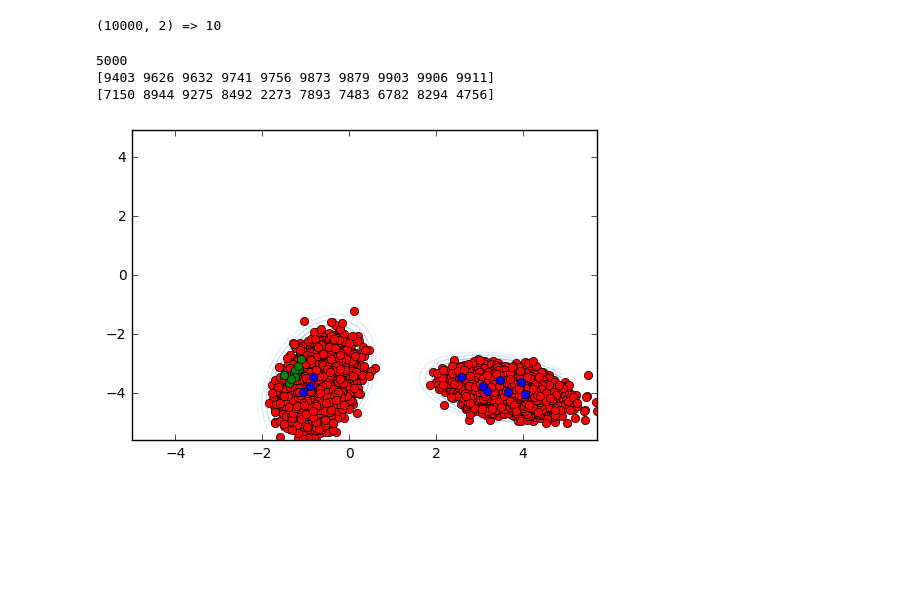
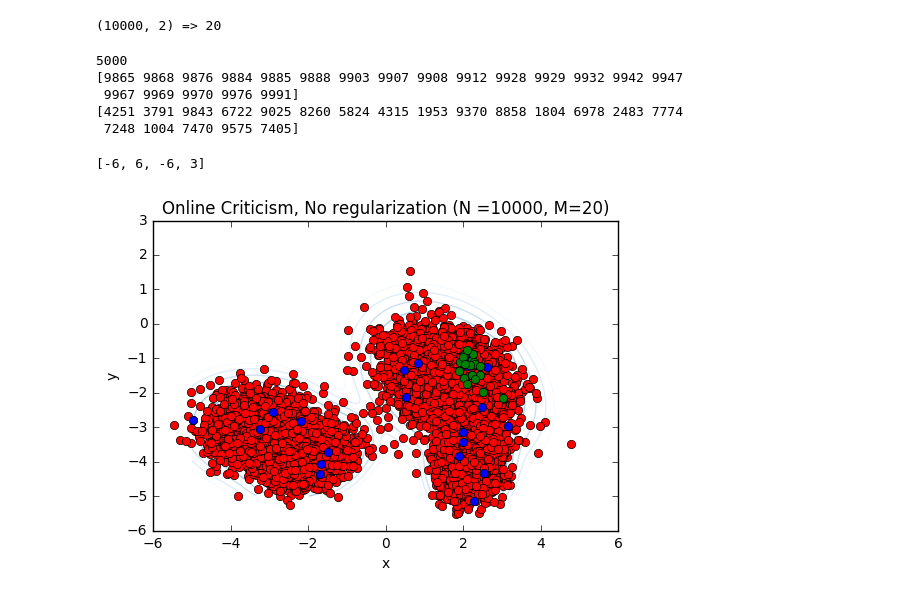
Before and after one commit to EmiliaPompe/DogsProject, a Jupyter notebook: algorithm3.ipynb, the cells around one changed output. Saved outputs shown, nothing was run; the diff lists cells and outputs as text; code cells hidden in the pictures; blank space fills up the shorter version.

```diff
--- a/algorithm3.ipynb
+++ b/algorithm3.ipynb
@@ -64,14 +64,14 @@ class SyntheticTarget(object):
 
 # Change for different sampled target dist
 SEED = 666
-ex = SyntheticTarget(seed=SEED, dist_components=2)
+ex = SyntheticTarget(seed=SEED, dist_components=5)
 N = 10000
-M = 10
+M = 20
 stream = ex.draw_sample(N)
 #stream.shape finds the dimensions of the nparray stream
 print stream.shape, "=>", M
 # %% [output]
-(10000, 2) => 10
+(10000, 2) => 20
 # %%
 from __future__ import division  #So that when we divide by integers we gegt a float. Eg so that 5/2 = 2.5 not 2.
 import numpy as np
@@ -182,13 +182,20 @@ print criticism_indices
 print prototype_indices
 # %% [output]
 5000
-[9403 9626 9632 9741 9756 9873 9879 9903 9906 9911]
-[7150 8944 9275 8492 2273 7893 7483 6782 8294 4756]
+[9865 9868 9876 9884 9885 9888 9903 9907 9908 9912 9928 9929 9932 9942 9947
+ 9967 9969 9970 9976 9991]
+[4251 3791 9843 6722 9025 8260 5824 4315 1953 9370 8858 1804 6978 2483 7774
+ 7248 1004 7470 9575 7405]
 # %%
 data = stream
 ex.plot()
 plt.plot(data[:N,0], data[:N,1], 'ro');
 plt.plot(data[prototype_indices,0], data[prototype_indices,1], 'bo');
 plt.plot(data[criticism_indices,0], data[criticism_indices,1], 'go');
+plt.xlabel('x')
+plt.ylabel('y')
+plt.title('Online Criticism, No regularization (N =10000, M=20)')
+plt.axis([-6, 6, -6, 3])
 # %% [output]
+[-6, 6, -6, 3]
-[figure, old version]
+[figure, new version]
```
Also changed, not shown: 13 other files.
